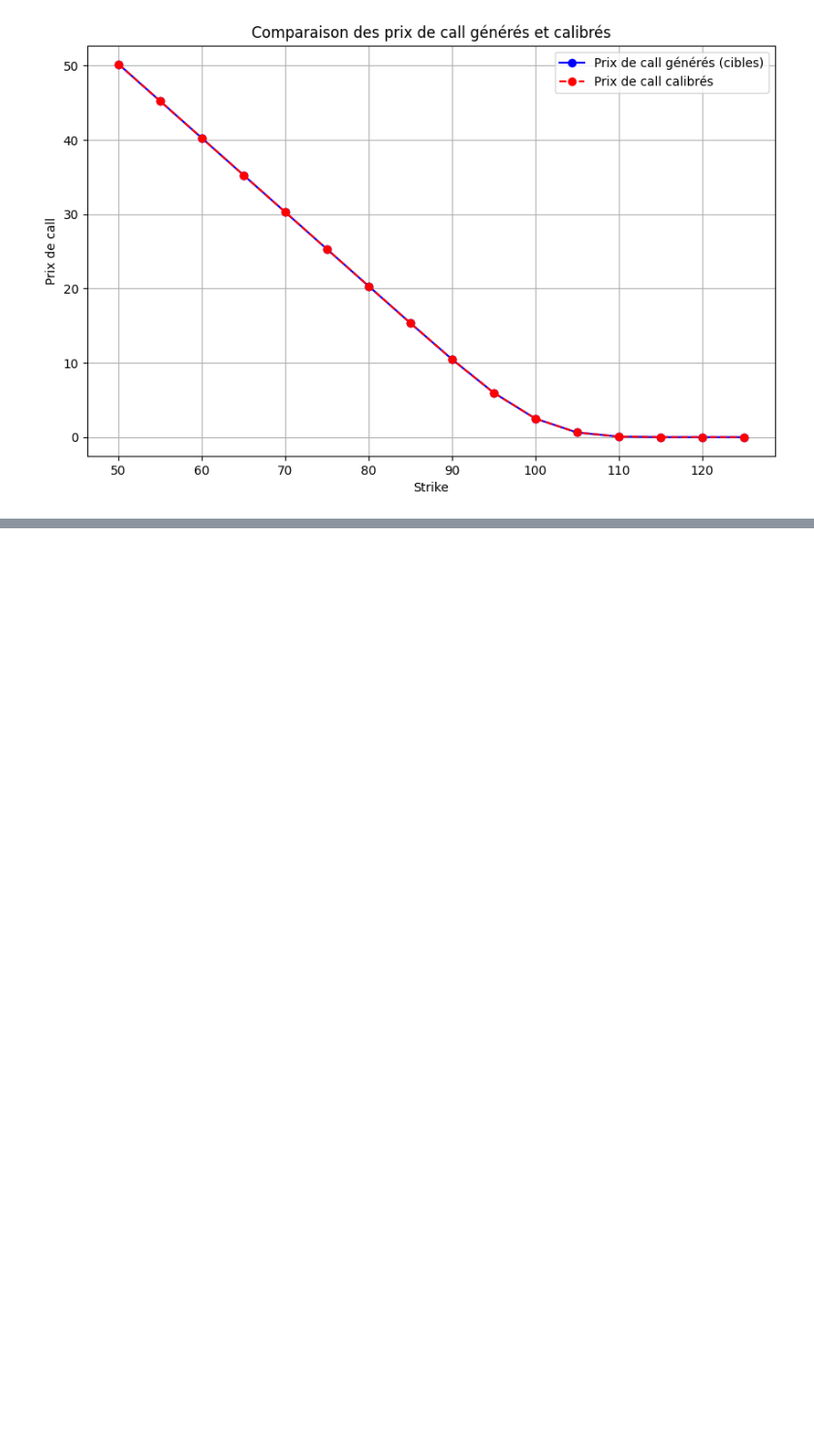
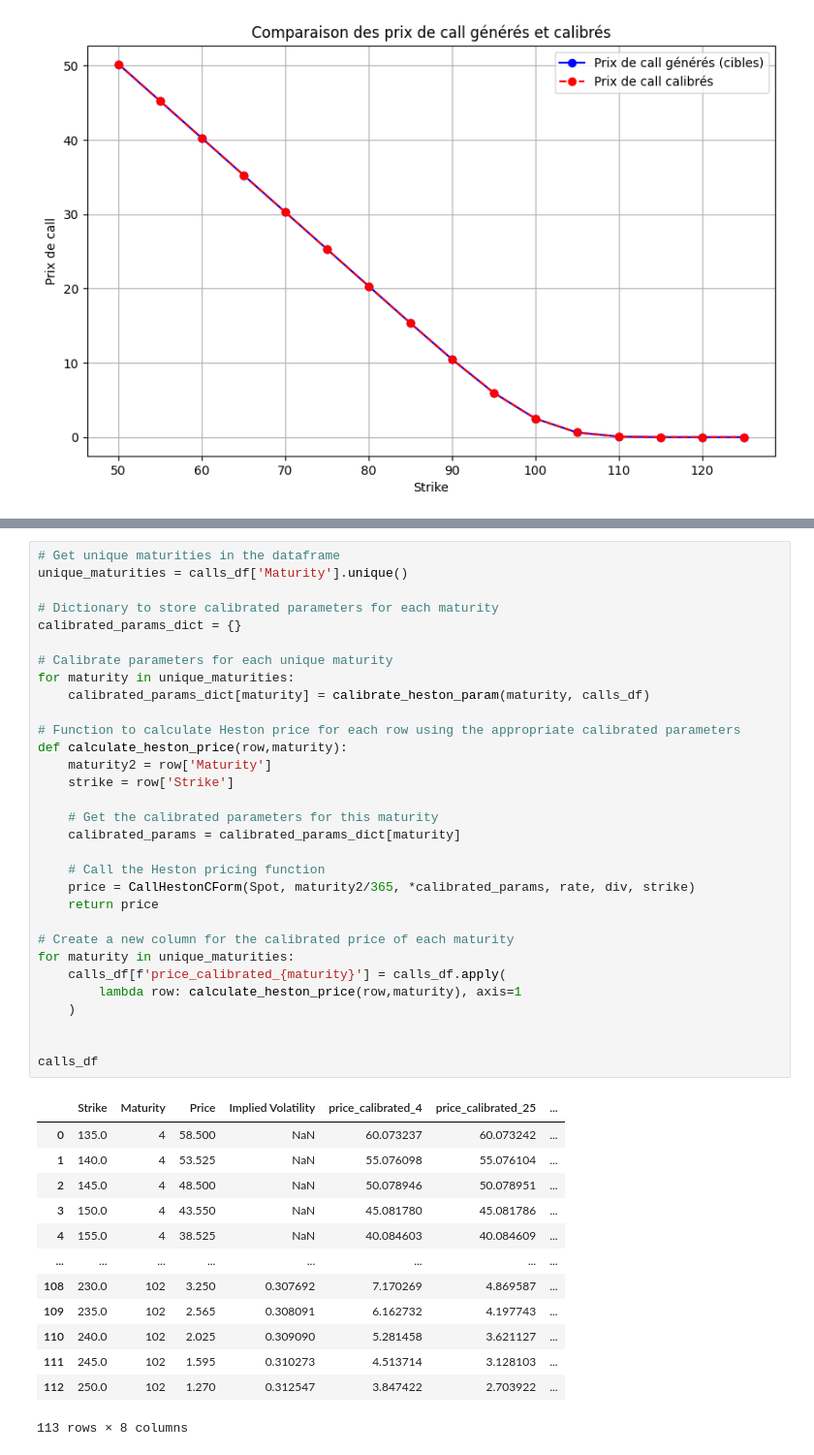
Before and after one commit to bmhiouah/Calibration_Heston, a Jupyter notebook: Badre_Yusen_Calibration_Heston.ipynb, the cells around one changed output, grey strips where cells are left out. Shown at 97% size. Cells and saved outputs as stored; diff of their text form; blank space fills up the shorter version.

```diff
--- a/Badre_Yusen_Calibration_Heston.ipynb
+++ b/Badre_Yusen_Calibration_Heston.ipynb
@@ -452,0 +567,45 @@ plt.show()
+# %%
+# Get unique maturities in the dataframe
+unique_maturities = calls_df['Maturity'].unique()
+
+# Dictionary to store calibrated parameters for each maturity
+calibrated_params_dict = {}
+
+# Calibrate parameters for each unique maturity
+for maturity in unique_maturities:
+    calibrated_params_dict[maturity] = calibrate_heston_param(maturity, calls_df)
+
+# Function to calculate Heston price for each row using the appropriate calibrated parameters
+def calculate_heston_price(row,maturity):
+    maturity2 = row['Maturity']
+    strike = row['Strike']
+
+    # Get the calibrated parameters for this maturity
+    calibrated_params = calibrated_params_dict[maturity]
+
+    # Call the Heston pricing function
+    price = CallHestonCForm(Spot, maturity2/365, *calibrated_params, rate, div, strike)
+    return price
+
+# Create a new column for the calibrated price of each maturity
+for maturity in unique_maturities:
+    calls_df[f'price_calibrated_{maturity}'] = calls_df.apply(
+        lambda row: calculate_heston_price(row,maturity), axis=1
+    )
+
+
+calls_df
+# %% [output]
+|  | Strike | Maturity | Price | Implied Volatility | price_calibrated_4 | price_calibrated_25 | ... |
+| 0 | 135.0 | 4 | 58.500 | NaN | 60.073237 | 60.073242 | ... |
+| 1 | 140.0 | 4 | 53.525 | NaN | 55.076098 | 55.076104 | ... |
+| 2 | 145.0 | 4 | 48.500 | NaN | 50.078946 | 50.078951 | ... |
+| 3 | 150.0 | 4 | 43.550 | NaN | 45.081780 | 45.081786 | ... |
+| 4 | 155.0 | 4 | 38.525 | NaN | 40.084603 | 40.084609 | ... |
+| ... | ... | ... | ... | ... | ... | ... | ... |
+| 108 | 230.0 | 102 | 3.250 | 0.307692 | 7.170269 | 4.869587 | ... |
+| 109 | 235.0 | 102 | 2.565 | 0.308091 | 6.162732 | 4.197743 | ... |
+| 110 | 240.0 | 102 | 2.025 | 0.309090 | 5.281458 | 3.621127 | ... |
+| 111 | 245.0 | 102 | 1.595 | 0.310273 | 4.513714 | 3.128103 | ... |
+| 112 | 250.0 | 102 | 1.270 | 0.312547 | 3.847422 | 2.703922 | ... |
+113 rows × 8 columns
```
Also changed, not shown: parts of 17 cells of this notebook, 2 other files.
